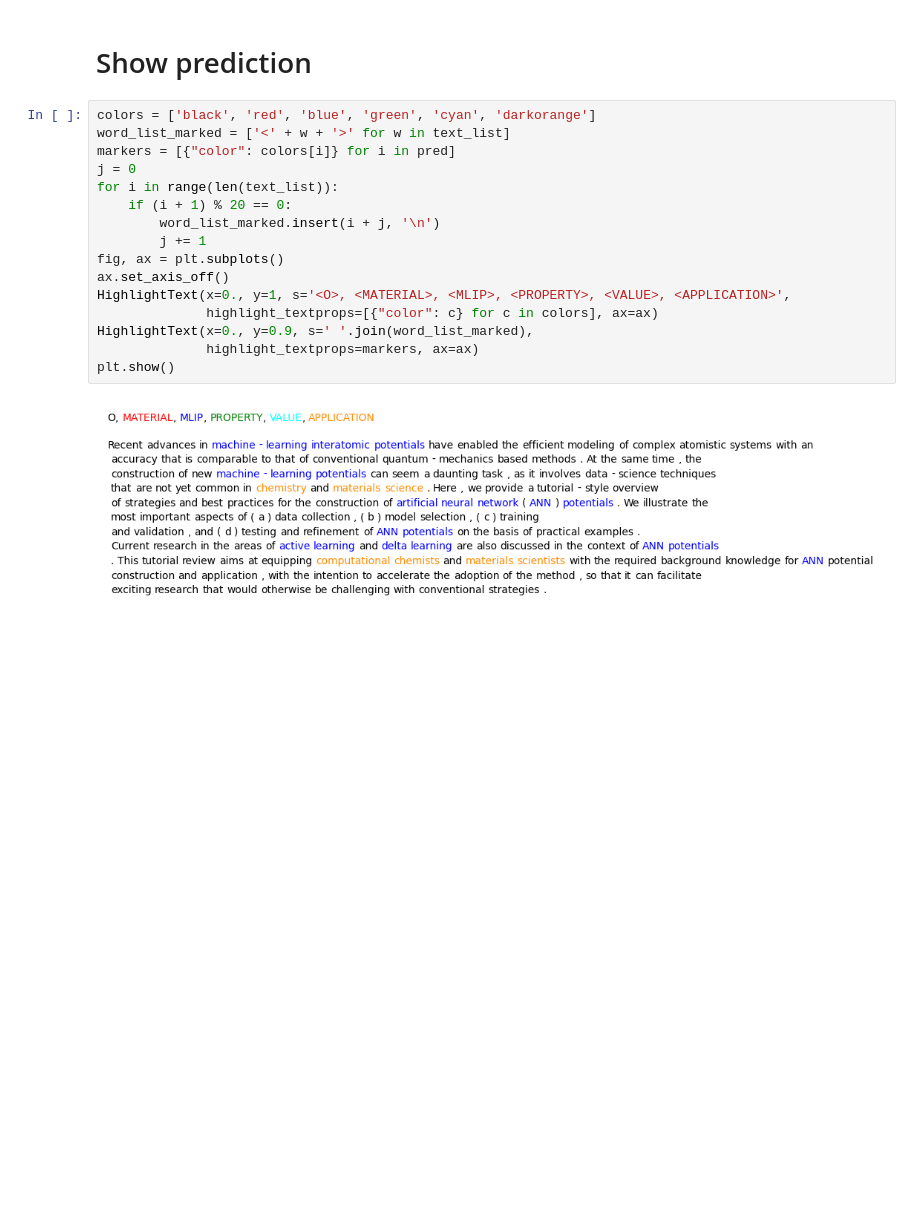
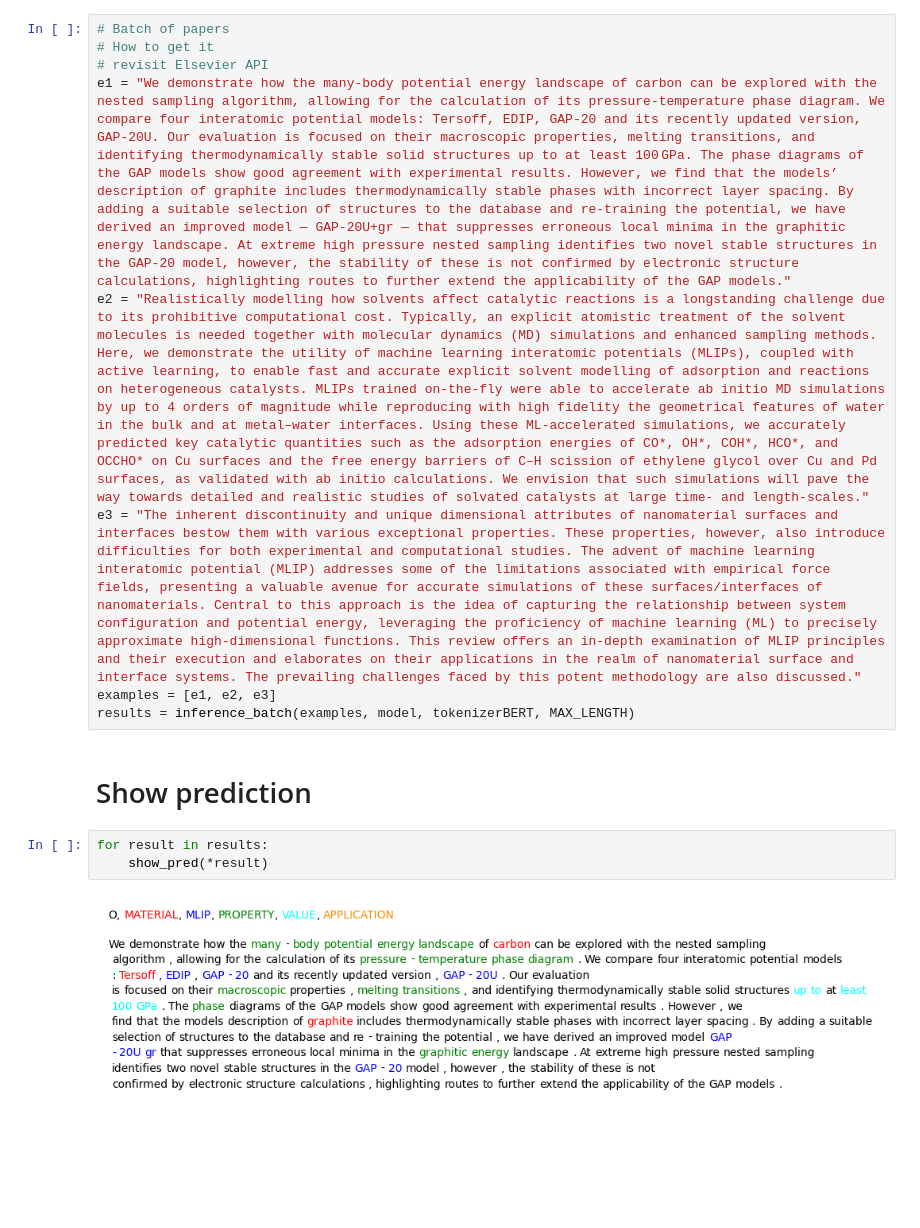
Before and after one commit to BOWENmeZHENG/Bert-NER-V2, a Jupyter notebook: new_papers.ipynb, the cells around one changed output. Cells and saved outputs as stored; diff of their text form; blank space fills up the shorter version.

Commit message:
batch inference

```diff
--- a/new_papers.ipynb
+++ b/new_papers.ipynb
@@ -59,20 +77,16 @@ pred, text_list = inference(example, model, tokenizerBERT, MAX_LENGTH)
+# %%
+# Batch of papers
+# How to get it
+# revisit Elsevier API
+e1 = "We demonstrate how the many-body potential energy landscape of carbon can be explored with the nested sampling algorithm, allowing for the calculation of its pressure-temperature phase diagram. We compare four interatomic potential models: Tersoff, EDIP, GAP-20 and its recently updated version, GAP-20U. Our evaluation is focused on their macroscopic properties, melting transitions, and identifying thermodynamically stable solid structures up to at least 100 GPa. The phase diagrams of the GAP models show good agreement with experimental results. However, we find that the models’ description of graphite includes thermodynamically stable phases with incorrect layer spacing. By adding a suitable selection of structures to the database and re-training the potential, we have derived an improved model — GAP-20U+gr — that suppresses erroneous local minima in the graphitic energy landscape. At extreme high pressure nested sampling identifies two novel stable structures in the GAP-20 model, however, the stability of these is not confirmed by electronic structure calculations, highlighting routes to further extend the applicability of the GAP models."
+e2 = "Realistically modelling how solvents affect catalytic reactions is a longstanding challenge due to its prohibitive computational cost. Typically, an explicit atomistic treatment of the solvent molecules is needed together with molecular dynamics (MD) simulations and enhanced sampling methods. Here, we demonstrate the utility of machine learning interatomic potentials (MLIPs), coupled with active learning, to enable fast and accurate explicit solvent modelling of adsorption and reactions on heterogeneous catalysts. MLIPs trained on-the-fly were able to accelerate ab initio MD simulations by up to 4 orders of magnitude while reproducing with high fidelity the geometrical features of water in the bulk and at metal–water interfaces. Using these ML-accelerated simulations, we accurately predicted key catalytic quantities such as the adsorption energies of CO*, OH*, COH*, HCO*, and OCCHO* on Cu surfaces and the free energy barriers of C–H scission of ethylene glycol over Cu and Pd surfaces, as validated with ab initio calculations. We envision that such simulations will pave the way towards detailed and realistic studies of solvated catalysts at large time- and length-scales."
+e3 = "The inherent discontinuity and unique dimensional attributes of nanomaterial surfaces and interfaces bestow them with various exceptional properties. These properties, however, also introduce difficulties for both experimental and computational studies. The advent of machine learning interatomic potential (MLIP) addresses some of the limitations associated with empirical force fields, presenting a valuable avenue for accurate simulations of these surfaces/interfaces of nanomaterials. Central to this approach is the idea of capturing the relationship between system configuration and potential energy, leveraging the proficiency of machine learning (ML) to precisely approximate high-dimensional functions. This review offers an in-depth examination of MLIP principles and their execution and elaborates on their applications in the realm of nanomaterial surface and interface systems. The prevailing challenges faced by this potent methodology are also discussed."
+examples = [e1, e2, e3]
+results = inference_batch(examples, model, tokenizerBERT, MAX_LENGTH)
 # %% [markdown]
 # Show prediction
 # %%
-colors = ['black', 'red', 'blue', 'green', 'cyan', 'darkorange']
-word_list_marked = ['<' + w + '>' for w in text_list]
-markers = [{"color": colors[i]} for i in pred]
-j = 0
-for i in range(len(text_list)):
-    if (i + 1) % 20 == 0:
-        word_list_marked.insert(i + j, '\n')
-        j += 1
-fig, ax = plt.subplots()
-ax.set_axis_off()
-HighlightText(x=0., y=1, s='<O>, <MATERIAL>, <MLIP>, <PROPERTY>, <VALUE>, <APPLICATION>',
-              highlight_textprops=[{"color": c} for c in colors], ax=ax)
-HighlightText(x=0., y=0.9, s=' '.join(word_list_marked),
-              highlight_textprops=markers, ax=ax)
-plt.show()
+for result in results:
+    show_pred(*result)
 # %% [output]
-[figure, old version]
+[figure, new version]
```
Also changed, not shown: parts of 6 cells of this notebook, 1 other file.
